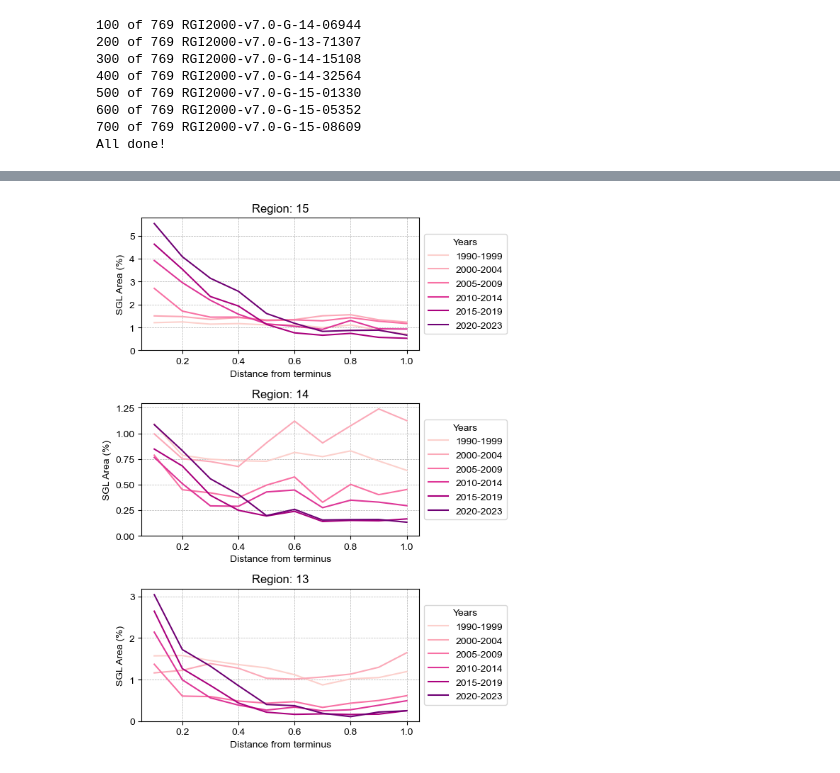
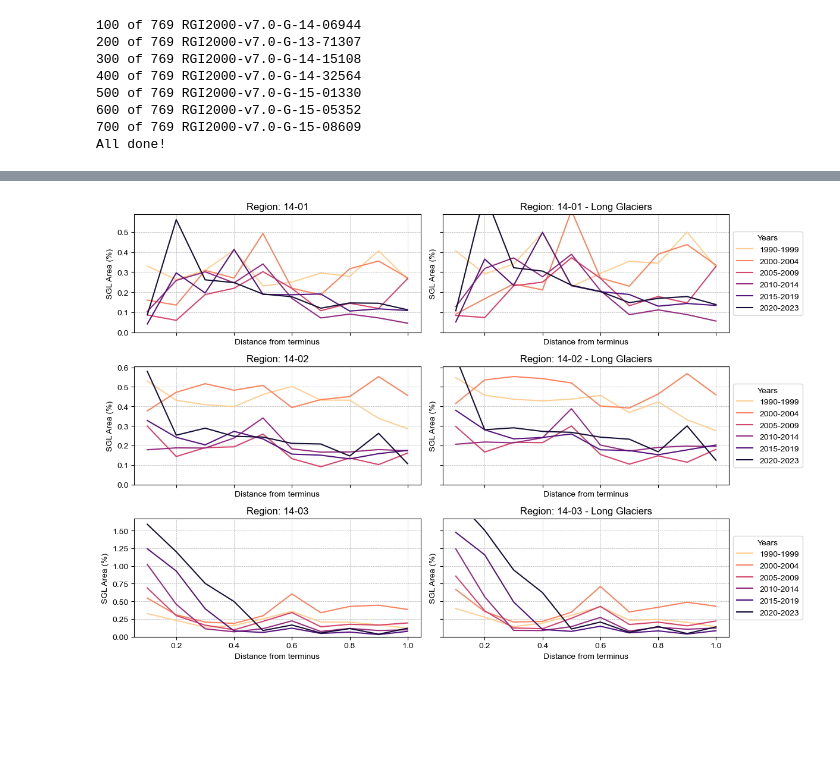
Before and after one commit to lucas-zeller/HMA_supraglacial_hydrology, a Jupyter notebook: investigate_regional_water_by_distance.ipynb, the cells around one changed output, grey strips where cells are left out. Cells and saved outputs as stored; diff of their text form; code cells hidden in the pictures; blank space fills up the shorter version.

```diff
--- a/investigate_regional_water_by_distance.ipynb
+++ b/investigate_regional_water_by_distance.ipynb
@@ -42,7 +42,6 @@ mpl.rcParams['mathtext.fontset'] = 'custom'
 mpl.rcParams['mathtext.rm'] = 'Arial'
 # %%
 # open the water by distance data for each glacier, format into a single df
-
 c=0
 df_all_area = []
 df_all_norm_area = []
@@ -64,7 +63,8 @@ for idx, row in rgi_gdf.iterrows():
     if c%100==0: print(c, "of", len(rgi_gdf), rgi_id)
 
     # open glacier-specific info
-    path_open = os.path.join(folder_glaciers, rgi_id, 'Water', 'annual_water_distances_binary_otsuoptimal_accaqa.csv')
+    path_open = os.path.join(folder_glaciers, rgi_id, 'Water',
+                             'annual_water_distances_binary_otsuoptimal_188_accaqa.csv')
     df_g = pd.read_csv(path_open, index_col=None, header=0).squeeze()
 
     # rename columns
@@ -144,6 +165,14 @@ All done!
+# %%
+# choose which to use for all of the following regional plots
+# including or excluding the glaciers that are lake terminating
+df_to_use_from_here = df_all_norm_percent  #df_all_norm_percent, df_all_norm_percent_nlt
 # %%
 # lets make a separate df that includes only longer glaciers
-df_long = df_all_norm_percent[df_all_norm_percent['length']>=2000]
+df_long = df_to_use_from_here[df_to_use_from_here['length']>=2000]
+# %%
+mpl.rcParams['font.family'] = 'Arial'
+mpl.rcParams['mathtext.fontset'] = 'custom'
+mpl.rcParams['mathtext.rm'] = 'Arial'
 # %%
 # plot a single glacier's data over time
 def plot_single_glacier(rgi_id, glacier_name):
@@ -257,56 +415,60 @@ plt.tight_layout()
 # %%
-# plot every 01 region
-df_to_use = df_all_norm_percent
+# plot every 02 region - in region 14
+
+# define intervals to use
+intervals = [[1990,1999], [2000,2004], [2005,2009], [2010,2014], [2015,2019], [2020,2023]]
+
+# define xs of the plot
+xs = [0.1, 0.2, 0.3, 0.4, 0.5, 0.6, 0.7, 0.8, 0.9, 1.0]
 
 # initiate figure
-fig,axs = plt.subplots(3,1, figsize=(6,8))
+fig,axs = plt.subplots(3,2, figsize=(12,8), sharey='row', sharex=True)
 
 c=0
-for region in ['15','14','13']:
+for region in ['14-01', '14-02', '14-03']:
 
-    # subset to this glacier's data
-    g_df = df_to_use[df_to_use['o1region']==region]
+    for col in [0,1]:
 
-    # define intervals to use
-    intervals = [[1990,1999], [2000,2004], [2005,2009], [2010,2014], [2015,2019], [2020,2023]]
+        ax = axs[c,col]
+        if col==0: df_to_use = df_to_use_from_here
+        else: df_to_use = df_long
 
-    # iterate through a color ramp. new color for each interval
-    colors_to_use = iter(plt.cm.RdPu(np.linspace(0.2, 0.9, len(intervals))))
+        # subset to this glacier's data
+        g_df = df_to_use[df_to_use['o2region']==region]
 
-    # define xs of the plot
-    xs = [0.1, 0.2, 0.3, 0.4, 0.5, 0.6, 0.7, 0.8, 0.9, 1.0]
+        # iterate through a color ramp. new color for each interval
+        colors_to_use = iter(plt.cm.magma_r(np.linspace(0.1, 0.9, len(intervals))))
 
-    ax=axs[c]
+        # for each interval, subset the data and plot it
+        for interval in intervals:
+
+            # format and subset
+            ymin = interval[0]
+            ymax = interval[1]
+            subset_df = g_df[ (g_df['year']>=ymin) & (g_df['year']<=ymax) ][xs]
+            areas = subset_df.mean(axis=0)#.values
+
+            # grab which color we want to use
+            color_to_use = next(colors_to_use)
+
+            # plot
+            ax.plot(xs, areas*100, label=f"{ymin}-{ymax}", color=color_to_use)
+
+        # add legend
+        if col==1: ax.legend(loc='center left', title='Years', bbox_to_anchor=(1,0.5))
+
+        # formatting
+        ax.grid(zorder=1, linestyle='dashed', linewidth=0.5)
+        ax.set_xlabel("Distance from terminus")
+        ax.set_ylabel("SGL Area (%)")
+        ax.set_ylim(0,)
+
+        # title
+        if col==1: ax.set_title(f"Region: {region} - Long Glaciers")
+        else: ax.set_title(f"Region: {region}")
     c+=1
-    # for each interval, subset the data and plot it
-    for interval in intervals:
-
-        # format and subset
-        ymin = interval[0]
-        ymax = interval[1]
-        subset_df = g_df[ (g_df['year']>=ymin) & (g_df['year']<=ymax) ][xs]
-        areas = subset_df.mean(axis=0)#.values
-
-        # grab which color we want to use
-        color_to_use = next(colors_to_use)
-
-        # plot
-        ax.plot(xs, areas*100, label=f"{ymin}-{ymax}", color=color_to_use)
-
-    # add legend
-    ax.legend(loc='center left', title='Years', bbox_to_anchor=(1,0.5))
-
-    # formatting
-    ax.grid(zorder=1, linestyle='dashed', linewidth=0.5)
-    ax.set_xlabel("Distance from terminus")
-    ax.set_ylabel("SGL Area (%)")
-    ax.set_ylim(0,)
-
-    # title
-    glacier_name = rgi_gdf[rgi_gdf['rgi_id']==rgi_id]['glac_name'].values[0]
-    ax.set_title(f"Region: {region}")
 
 plt.tight_layout()
 # %% [output]
-[figure, old version]
+[figure, new version]
 # %%
```
Also changed, not shown: parts of 16 cells of this notebook, 8 other files.
